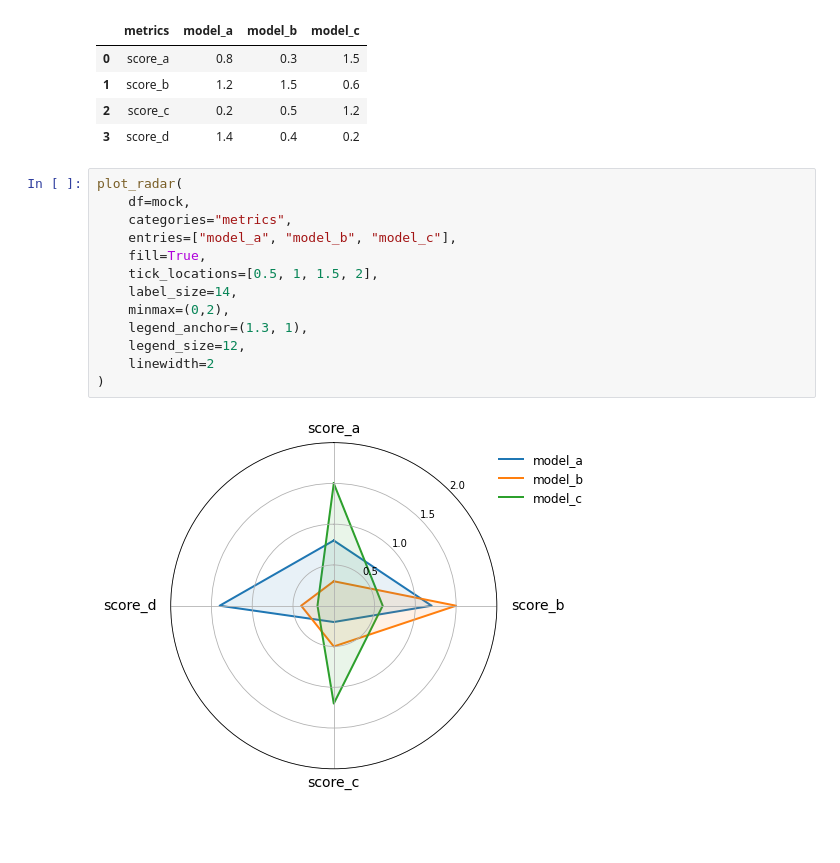
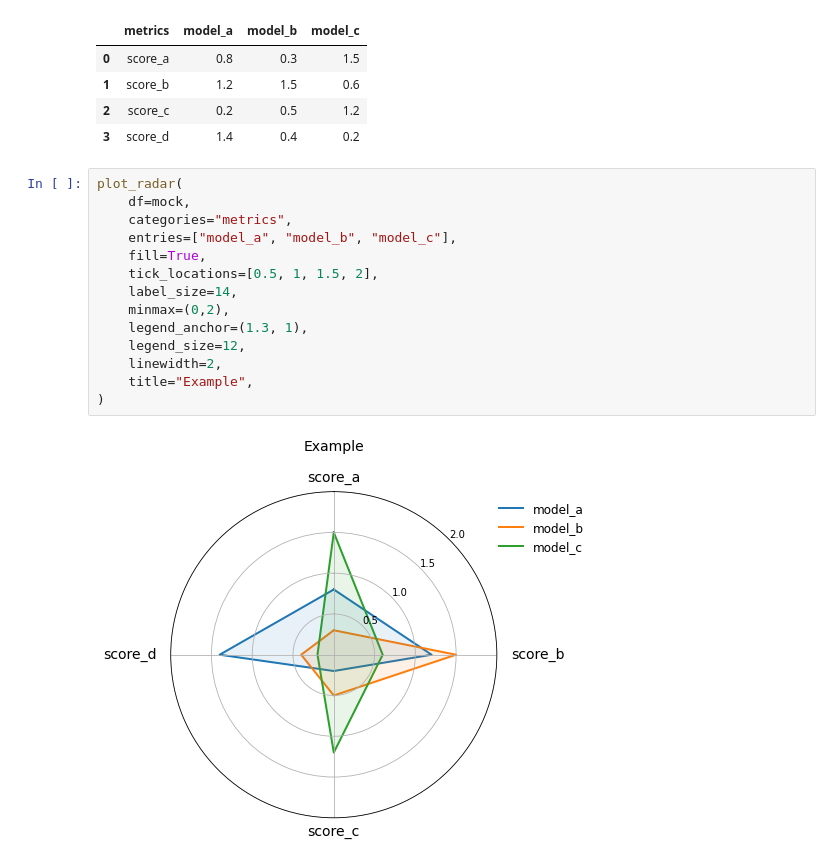
Before and after one commit to prio-data/views_dataviz, a Jupyter notebook: examples/radar.ipynb, the cells around one changed output. Saved outputs shown, nothing was run; the diff lists cells and outputs as text; blank space fills up the shorter version.

Commit message:
add titlepad

```diff
--- a/examples/radar.ipynb
+++ b/examples/radar.ipynb
@@ -21,15 +21,16 @@ mock
 # %%
 plot_radar(
     df=mock,
     categories="metrics",
     entries=["model_a", "model_b", "model_c"],
     fill=True,
     tick_locations=[0.5, 1, 1.5, 2],
     label_size=14,
     minmax=(0,2),
     legend_anchor=(1.3, 1),
     legend_size=12,
-    linewidth=2
+    linewidth=2,
+    title="Example",
 )
 # %% [output]
-[figure, old version]
+[figure, new version]
```
Also changed, not shown: 1 other file.
